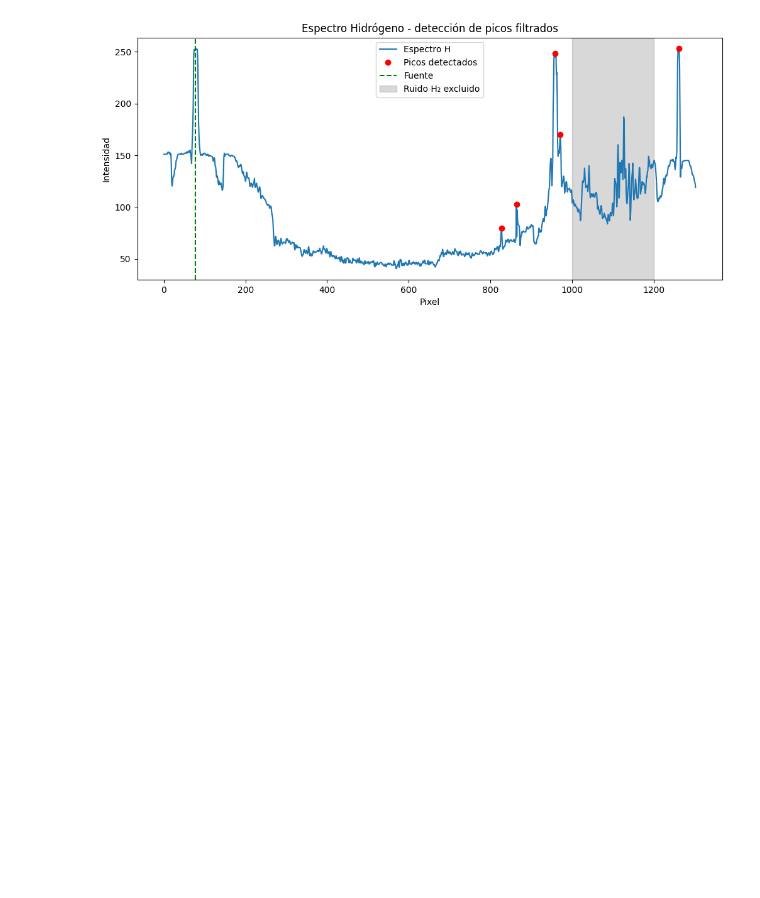
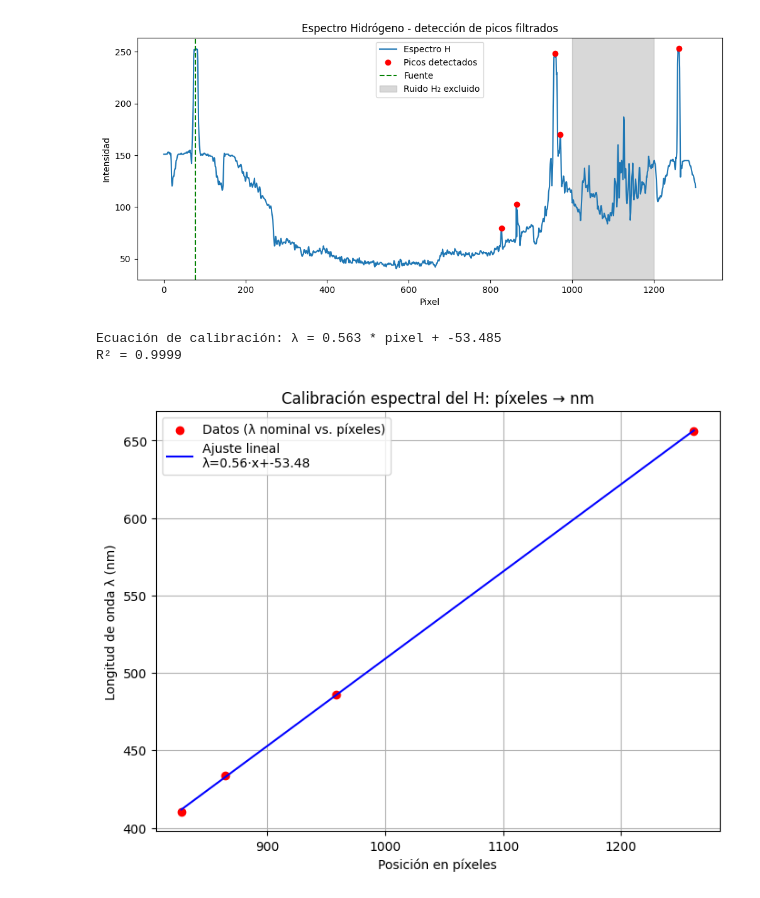
Before and after one commit to KateT840/Laboratorio_moderna, a Jupyter notebook: Lab_2/Codigo_Lab_2_hidrogeno.ipynb, the cells around one changed output. Cells and saved outputs as stored; diff of their text form; code cells hidden in the pictures; blank space fills up the shorter version.

```diff
--- a/Lab_2/Codigo_Lab_2_hidrogeno.ipynb
+++ b/Lab_2/Codigo_Lab_2_hidrogeno.ipynb
@@ -137,3 +137,38 @@ plt.show()
 [figure]
 # %%
 # 4   971.0              894.0     170.000 Este valor no lo vamos a tener en cuenta, porque no hace parte del espectro según la imagen a color
+# %%
+
+from sklearn.linear_model import LinearRegression
+
+# === 1. Datos experimentales (pixeles de los picos que ya detectaste) ===
+# Sustituye estos por los tuyos reales:
+pixeles = np.array([1262,958,864, 827 ])   # posiciones en píxeles
+lambdas = np.array([656.3, 486.1, 434.0, 410.2])  # longitudes de onda nominales (nm)
+
+# === 2. Ajuste lineal ===
+X = pixeles.reshape(-1, 1)
+y = lambdas
+modelo = LinearRegression().fit(X, y)
+
+pendiente = modelo.coef_[0]
+intercepto = modelo.intercept_
+R2 = modelo.score(X, y)
+
+print(f"Ecuación de calibración: λ = {pendiente:.3f} * pixel + {intercepto:.3f}")
+print(f"R² = {R2:.4f}")
+
+# === 3. Graficar ===
+plt.figure(figsize=(8,6))
+plt.scatter(pixeles, lambdas, color="red", label="Datos (λ nominal vs. píxeles)")
+plt.plot(pixeles, modelo.predict(X), color="blue", label=f"Ajuste lineal\nλ={pendiente:.2f}·x+{intercepto:.2f}")
+plt.xlabel("Posición en píxeles")
+plt.ylabel("Longitud de onda λ (nm)")
+plt.title("Calibración espectral del H: píxeles → nm")
+plt.legend()
+plt.grid(True)
+plt.show()
+# %% [output]
+Ecuación de calibración: λ = 0.563 * pixel + -53.485
+R² = 0.9999
+[figure, added]
```
